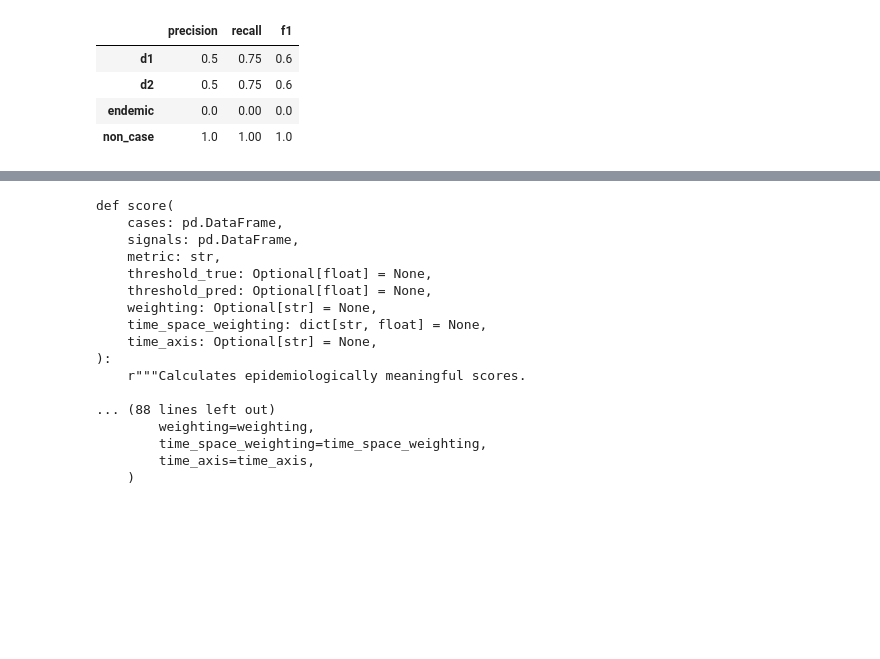
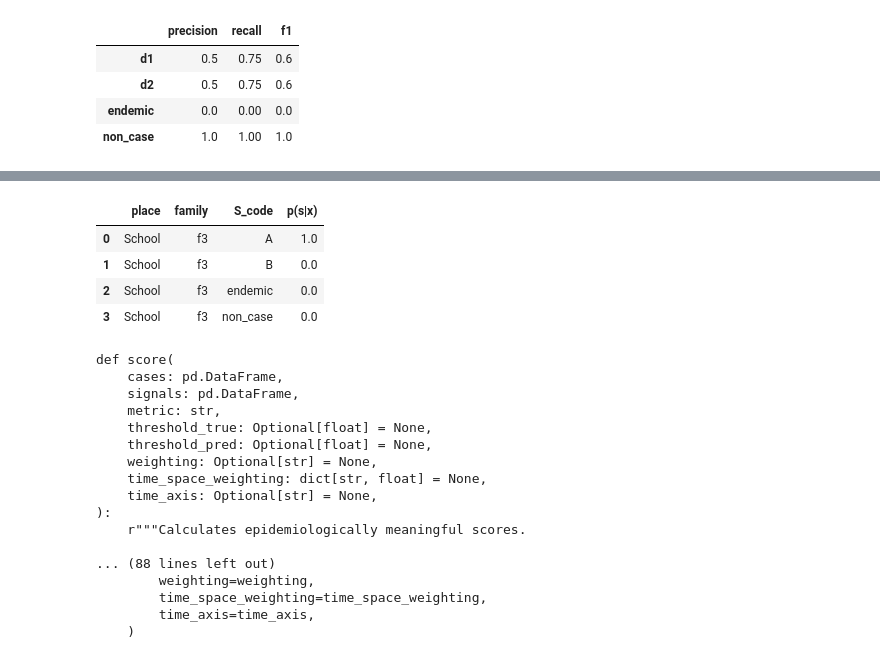
Before and after one commit to SahputraS/Outbreak-Simulation-and-Detection-Testing, a Jupyter notebook: Outbreak_Detection_Evaluation.ipynb, the cells around one changed output, grey strips where cells are left out. Cells and saved outputs as stored; diff of their text form; code cells hidden in the pictures; blank space fills up the shorter version.

```diff
--- a/Outbreak_Detection_Evaluation.ipynb
+++ b/Outbreak_Detection_Evaluation.ipynb
@@ -542,3 +549,12 @@ signals = predict_com.copy()
+# %%
+signals = complete_data(signal_cut, x1='place', x2='family', label_col='S_code', val_col='p(s|x)', extra_labels=['endemic', 'non_case'])
+signals.head(4)
+# %% [output]
+|  | place | family | S_code | p(s|x) |
+| 0 | School | f3 | A | 1.0 |
+| 1 | School | f3 | B | 0.0 |
+| 2 | School | f3 | endemic | 0.0 |
+| 3 | School | f3 | non_case | 0.0 |
 # %%
 # To matches the format shown in the docs/source/example_nb.ipynb
 
```
Also changed, not shown: parts of 9 cells of this notebook.
